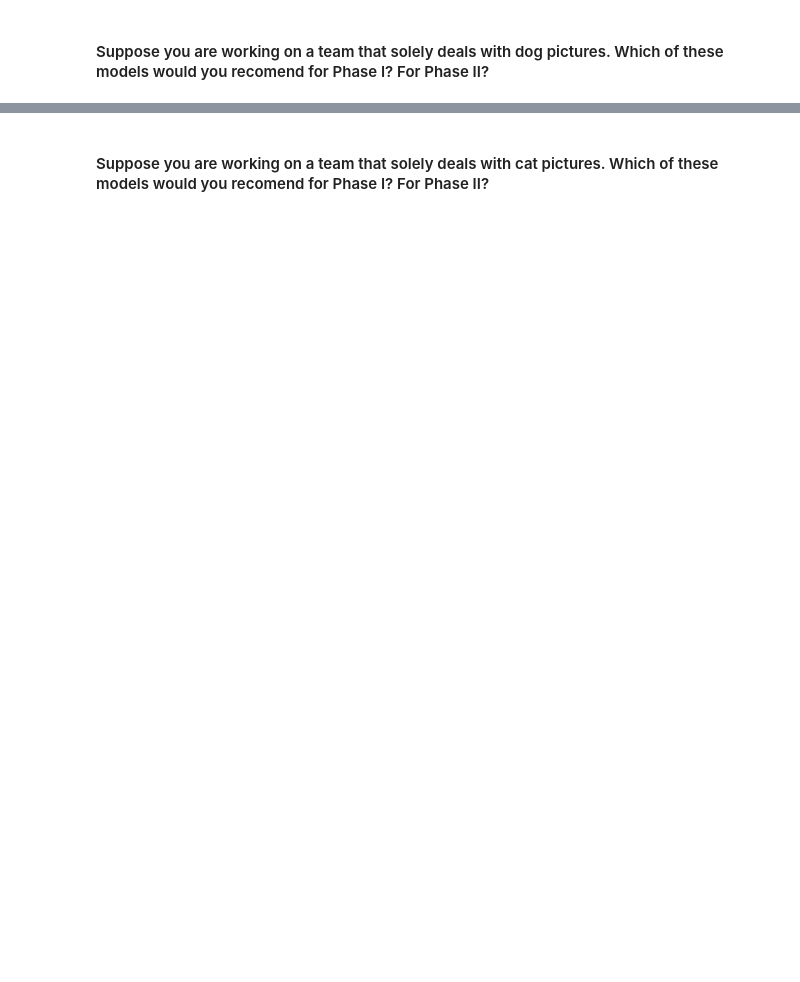
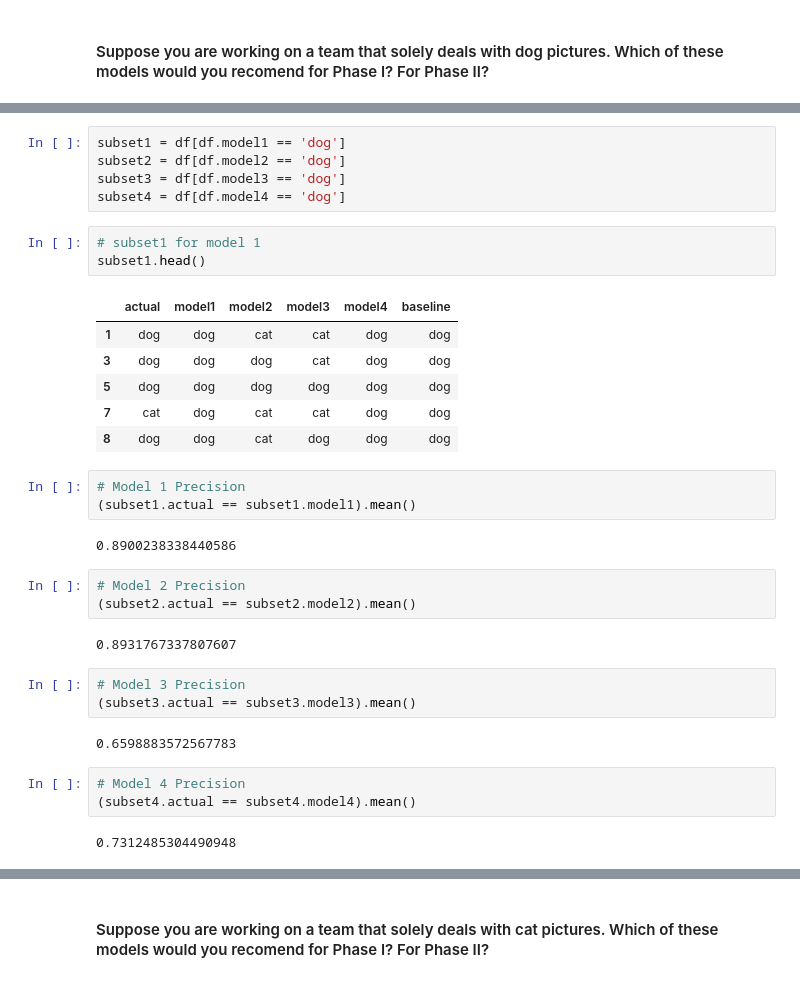
Before and after one commit to Joshua-C-Bryant/classification-exercises, a Jupyter notebook: model_evaluation.ipynb, the cells around one changed output, grey strips where cells are left out. Drawn from its saved outputs; the diff is of its cells as text; blank space fills up the shorter version.

```diff
--- a/model_evaluation.ipynb
+++ b/model_evaluation.ipynb
@@ -256,0 +340,35 @@ model1 and model4 have better accuracy than the baseline
+# %%
+subset1 = df[df.model1 == 'dog']
+subset2 = df[df.model2 == 'dog']
+subset3 = df[df.model3 == 'dog']
+subset4 = df[df.model4 == 'dog']
+# %%
+# subset1 for model 1
+subset1.head()
+# %% [output]
+|  | actual | model1 | model2 | model3 | model4 | baseline |
+| 1 | dog | dog | cat | cat | dog | dog |
+| 3 | dog | dog | dog | cat | dog | dog |
+| 5 | dog | dog | dog | dog | dog | dog |
+| 7 | cat | dog | cat | cat | dog | dog |
+| 8 | dog | dog | cat | dog | dog | dog |
+# %%
+# Model 1 Precision
+(subset1.actual == subset1.model1).mean()
+# %% [output]
+0.8900238338440586
+# %%
+# Model 2 Precision
+(subset2.actual == subset2.model2).mean()
+# %% [output]
+0.8931767337807607
+# %%
+# Model 3 Precision
+(subset3.actual == subset3.model3).mean()
+# %% [output]
+0.6598883572567783
+# %%
+# Model 4 Precision
+(subset4.actual == subset4.model4).mean()
+# %% [output]
+0.7312485304490948
```
Also changed, not shown: parts of 49 cells of this notebook.
